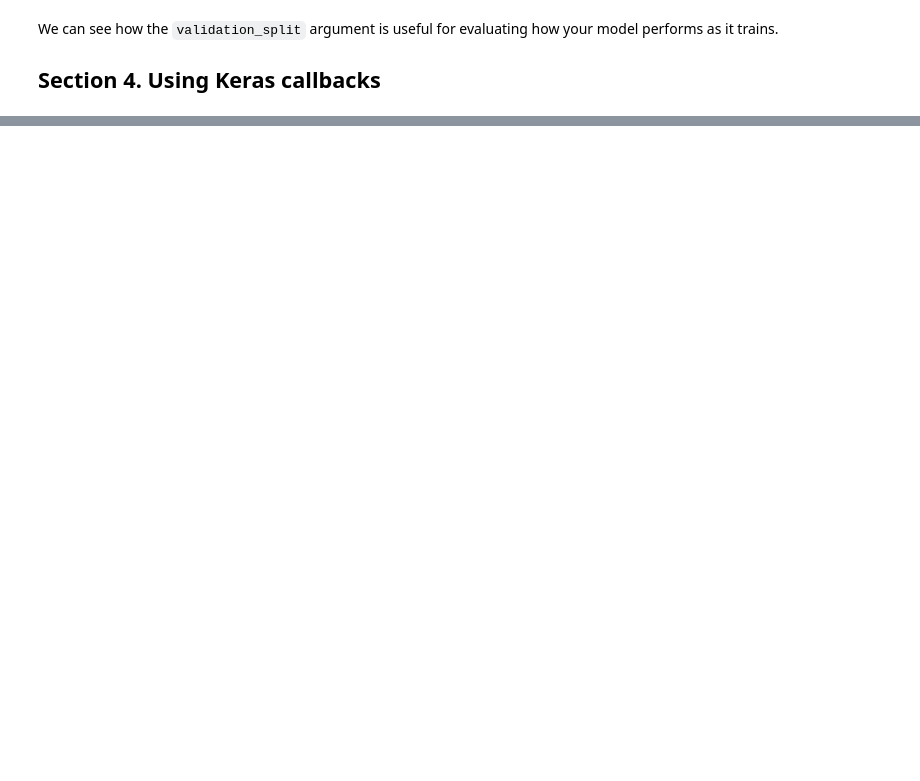
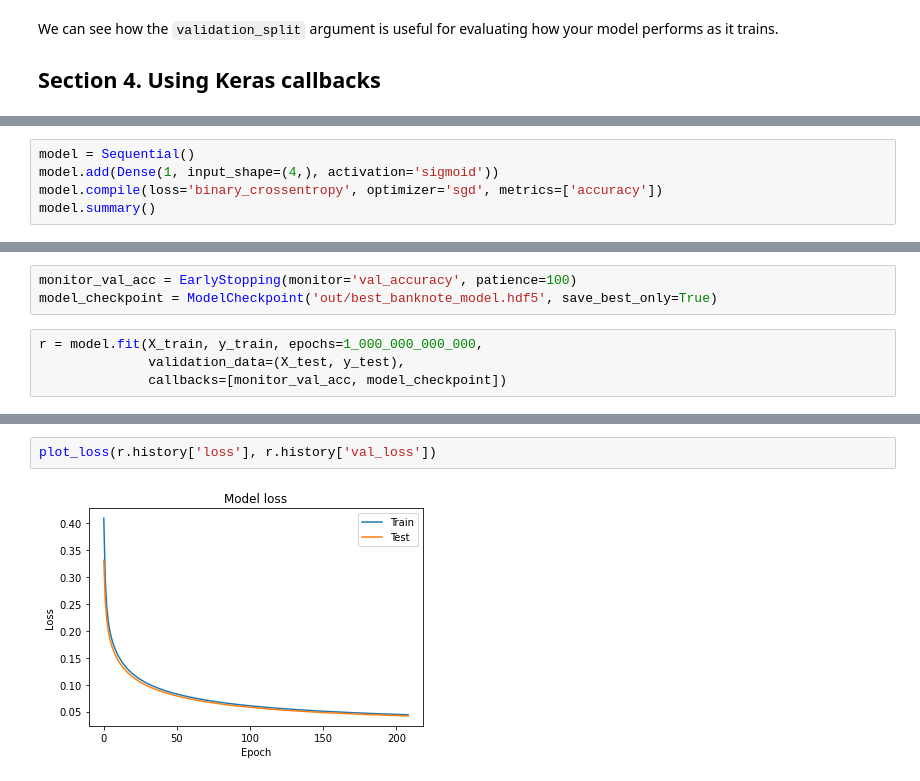
Before and after one commit to kbantoec/deep_learning, a Jupyter notebook: tf2/classification.ipynb, the cells around one changed output, grey strips where cells are left out. Drawn from its saved outputs; the diff is of its cells as text; blank space fills up the shorter version.

```diff
--- a/tf2/classification.ipynb
+++ b/tf2/classification.ipynb
@@ -363,0 +435,5 @@ We can see how the `validation_split` argument is useful for evaluating how your
+# %%
+model = Sequential()
+model.add(Dense(1, input_shape=(4,), activation='sigmoid'))
+model.compile(loss='binary_crossentropy', optimizer='sgd', metrics=['accuracy'])
+model.summary()
@@ -363,0 +451,7 @@ We can see how the `validation_split` argument is useful for evaluating how your
+# %%
+monitor_val_acc = EarlyStopping(monitor='val_accuracy', patience=100)
+model_checkpoint = ModelCheckpoint('out/best_banknote_model.hdf5', save_best_only=True)
+# %%
+r = model.fit(X_train, y_train, epochs=1_000_000_000_000,
+              validation_data=(X_test, y_test),
+              callbacks=[monitor_val_acc, model_checkpoint])
@@ -363,0 +476,4 @@ We can see how the `validation_split` argument is useful for evaluating how your
+# %%
+plot_loss(r.history['loss'], r.history['val_loss'])
+# %% [output]
+[figure, added]
```
Also changed, not shown: parts of 21 cells of this notebook.
